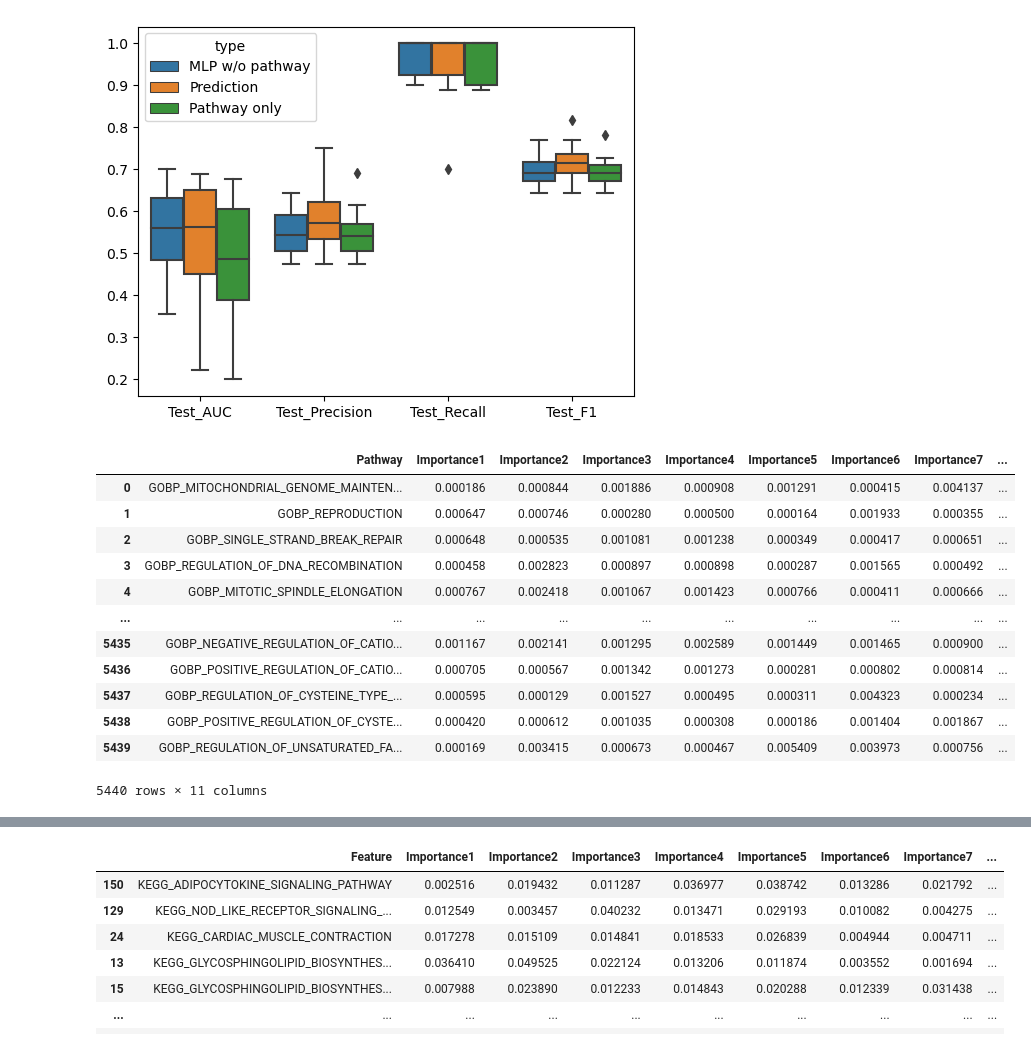
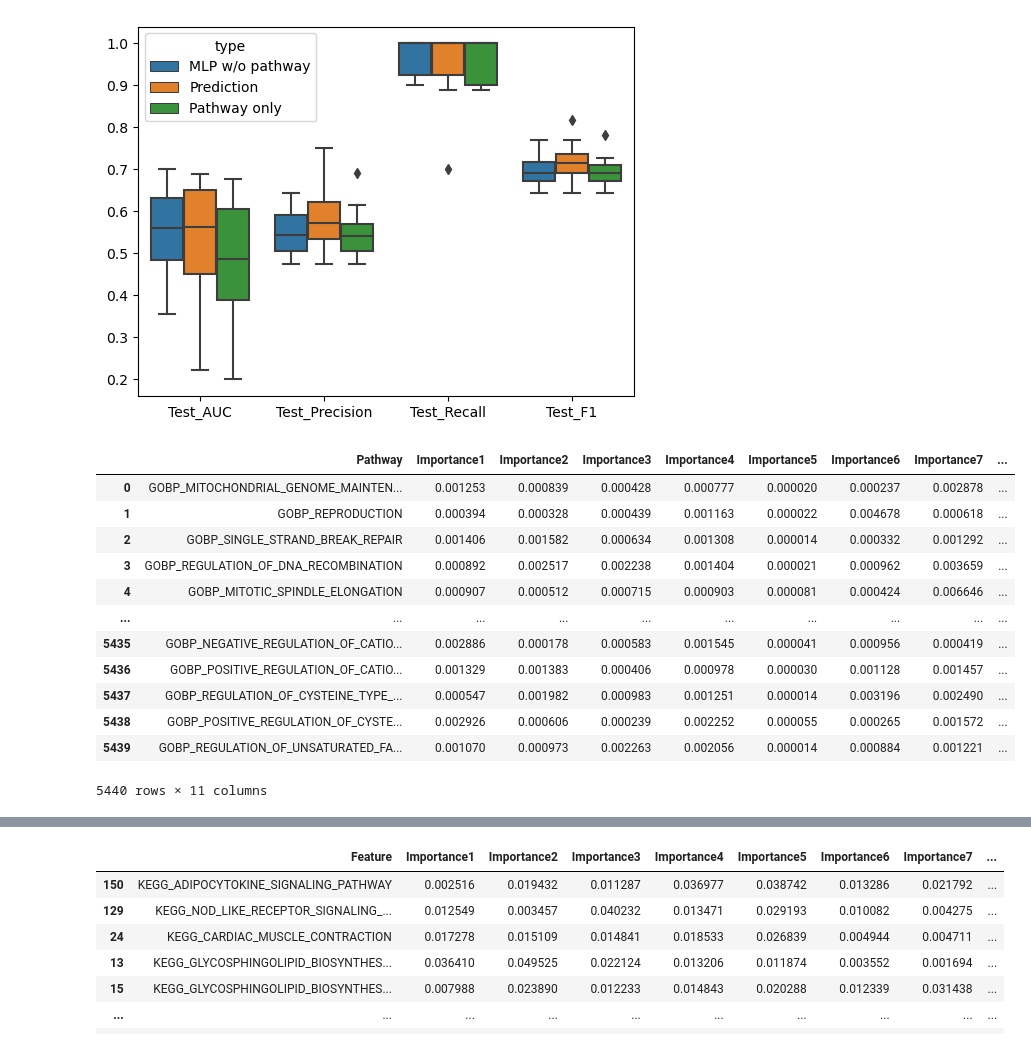
Before and after one commit to cloudmacchiato/dlmethylation, a Jupyter notebook: visualization.ipynb, the cells around one changed output, grey strips where cells are left out. Saved outputs shown, nothing was run; the diff lists cells and outputs as text; code cells hidden in the pictures.

```diff
--- a/visualization.ipynb
+++ b/visualization.ipynb
@@ -64,25 +72,25 @@ plt.savefig('Asthma_performance.pdf',format="pdf")
 [figure]
 # %%
 for i, shap in enumerate(shaps):
-  fi = np.mean(np.abs(shap[1]), axis=0)
+  fi = np.mean(np.abs(shap[1]), axis=0)[32:]
   if i == 0:
     df = pd.DataFrame({"Pathway": features, f'Importance{i+1}': fi})
   else:
     df = pd.concat([df,pd.DataFrame({f'Importance{i+1}': fi})],axis=1)
 df
 # %% [output]
 |  | Pathway | Importance1 | Importance2 | Importance3 | Importance4 | Importance5 | Importance6 | Importance7 | ... |
-| 0 | GOBP_MITOCHONDRIAL_GENOME_MAINTEN... | 0.000186 | 0.000844 | 0.001886 | 0.000908 | 0.001291 | 0.000415 | 0.004137 | ... |
-| 1 | GOBP_REPRODUCTION | 0.000647 | 0.000746 | 0.000280 | 0.000500 | 0.000164 | 0.001933 | 0.000355 | ... |
-| 2 | GOBP_SINGLE_STRAND_BREAK_REPAIR | 0.000648 | 0.000535 | 0.001081 | 0.001238 | 0.000349 | 0.000417 | 0.000651 | ... |
-| 3 | GOBP_REGULATION_OF_DNA_RECOMBINATION | 0.000458 | 0.002823 | 0.000897 | 0.000898 | 0.000287 | 0.001565 | 0.000492 | ... |
-| 4 | GOBP_MITOTIC_SPINDLE_ELONGATION | 0.000767 | 0.002418 | 0.001067 | 0.001423 | 0.000766 | 0.000411 | 0.000666 | ... |
+| 0 | GOBP_MITOCHONDRIAL_GENOME_MAINTEN... | 0.001253 | 0.000839 | 0.000428 | 0.000777 | 0.000020 | 0.000237 | 0.002878 | ... |
+| 1 | GOBP_REPRODUCTION | 0.000394 | 0.000328 | 0.000439 | 0.001163 | 0.000022 | 0.004678 | 0.000618 | ... |
+| 2 | GOBP_SINGLE_STRAND_BREAK_REPAIR | 0.001406 | 0.001582 | 0.000634 | 0.001308 | 0.000014 | 0.000332 | 0.001292 | ... |
+| 3 | GOBP_REGULATION_OF_DNA_RECOMBINATION | 0.000892 | 0.002517 | 0.002238 | 0.001404 | 0.000021 | 0.000962 | 0.003659 | ... |
+| 4 | GOBP_MITOTIC_SPINDLE_ELONGATION | 0.000907 | 0.000512 | 0.000715 | 0.000903 | 0.000081 | 0.000424 | 0.006646 | ... |
 | ... | ... | ... | ... | ... | ... | ... | ... | ... | ... |
-| 5435 | GOBP_NEGATIVE_REGULATION_OF_CATIO... | 0.001167 | 0.002141 | 0.001295 | 0.002589 | 0.001449 | 0.001465 | 0.000900 | ... |
-| 5436 | GOBP_POSITIVE_REGULATION_OF_CATIO... | 0.000705 | 0.000567 | 0.001342 | 0.001273 | 0.000281 | 0.000802 | 0.000814 | ... |
-| 5437 | GOBP_REGULATION_OF_CYSTEINE_TYPE_... | 0.000595 | 0.000129 | 0.001527 | 0.000495 | 0.000311 | 0.004323 | 0.000234 | ... |
-| 5438 | GOBP_POSITIVE_REGULATION_OF_CYSTE... | 0.000420 | 0.000612 | 0.001035 | 0.000308 | 0.000186 | 0.001404 | 0.001867 | ... |
-| 5439 | GOBP_REGULATION_OF_UNSATURATED_FA... | 0.000169 | 0.003415 | 0.000673 | 0.000467 | 0.005409 | 0.003973 | 0.000756 | ... |
+| 5435 | GOBP_NEGATIVE_REGULATION_OF_CATIO... | 0.002886 | 0.000178 | 0.000583 | 0.001545 | 0.000041 | 0.000956 | 0.000419 | ... |
+| 5436 | GOBP_POSITIVE_REGULATION_OF_CATIO... | 0.001329 | 0.001383 | 0.000406 | 0.000978 | 0.000030 | 0.001128 | 0.001457 | ... |
+| 5437 | GOBP_REGULATION_OF_CYSTEINE_TYPE_... | 0.000547 | 0.001982 | 0.000983 | 0.001251 | 0.000014 | 0.003196 | 0.002490 | ... |
+| 5438 | GOBP_POSITIVE_REGULATION_OF_CYSTE... | 0.002926 | 0.000606 | 0.000239 | 0.002252 | 0.000055 | 0.000265 | 0.001572 | ... |
+| 5439 | GOBP_REGULATION_OF_UNSATURATED_FA... | 0.001070 | 0.000973 | 0.002263 | 0.002056 | 0.000014 | 0.000884 | 0.001221 | ... |
 5440 rows × 11 columns
 # %%
 df['mean'] = df.iloc[:, 1:10].mean(axis=1)
```
Also changed, not shown: parts of 4 cells of this notebook, 2 other files.
